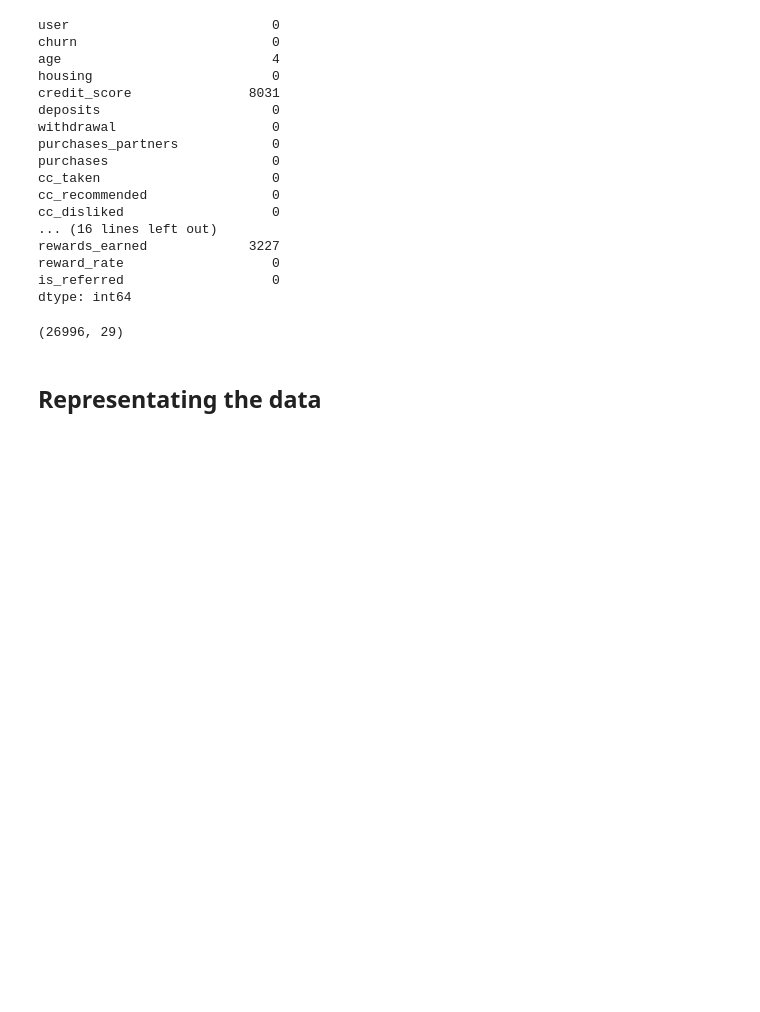
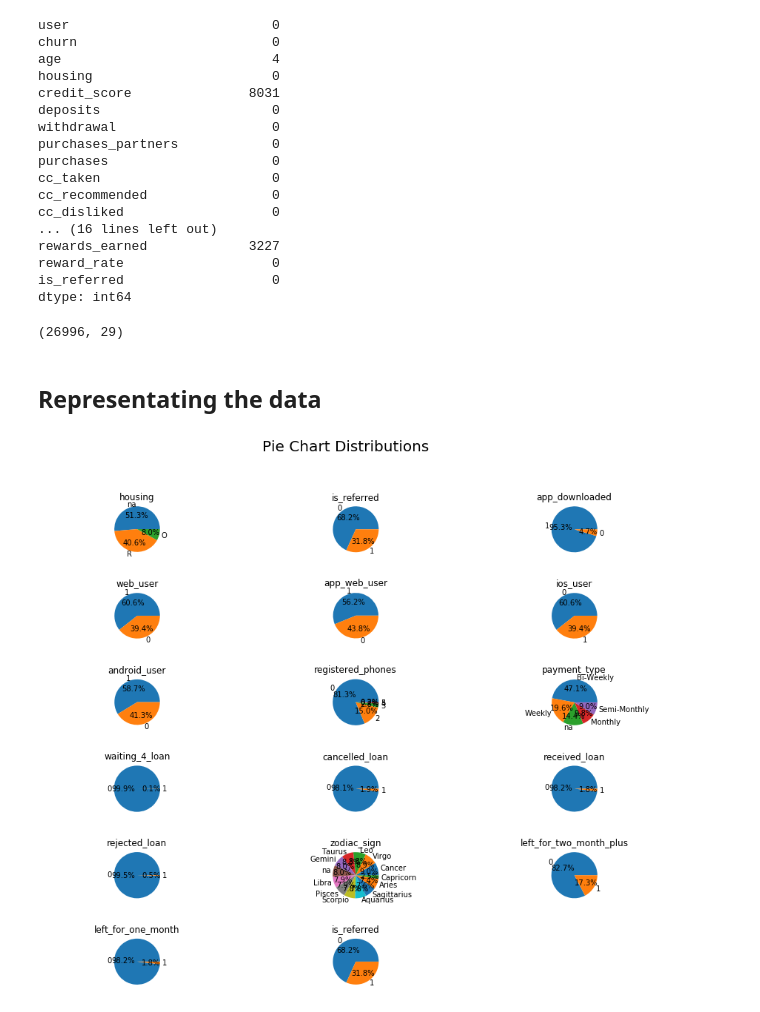
Before and after one commit to DGV1995/Curso-Practical-Machine-Learning, a Jupyter notebook: Notebooks/Minimizing Churn Rate.ipynb, the cells around one changed output. Cells and saved outputs as stored; diff of their text form; code cells hidden in the pictures; blank space fills up the shorter version.

```diff
--- a/Notebooks/Minimizing Churn Rate.ipynb
+++ b/Notebooks/Minimizing Churn Rate.ipynb
@@ -102,13 +102,36 @@ dataset.shape
 # %%
 dataset2 = dataset.drop(["user","churn"], axis=1)
 # %%
+# Histograms
 plt.figure(figsize=(15,12))
+plt.suptitle("Histograms of Numerical Columns", fontsize=20)
 
-i = 1
-
-for col in dataset2.columns:
-    plt.subplot(6,5,i)
-    bins = np.size(dataset2[col].unique())
-    plt.hist(dataset2[col], bins=bins)
-    plt.title(col)
-    i += 1
+for i in range(1, dataset2.shape[1] + 1):
+    plt.subplot(6, 5, i)
+    f = plt.gca()
+    f.set_title(dataset2.columns.values[i-1])
+    values = np.size(dataset2.iloc[:, i-1].unique())
+    plt.hist(dataset2.iloc[:, i-1], bins=values)
+# %%
+# Pie plots
+
+dataset_pie = dataset[["housing","is_referred","app_downloaded","web_user","app_web_user","ios_user",
+                       "android_user","registered_phones","payment_type","waiting_4_loan","cancelled_loan",
+                       "received_loan","rejected_loan","zodiac_sign","left_for_two_month_plus",
+                       "left_for_one_month", "is_referred"]]
+
+plt.figure(figsize=(15,12))
+plt.suptitle("Pie Chart Distributions", fontsize=20)
+
+for i in range(1, dataset_pie.shape[1] + 1):
+    plt.subplot(6, 3, i)
+    f = plt.gca()
+    f.set_title(dataset_pie.columns.values[i-1])
+    values = dataset_pie.iloc[:, i-1].value_counts(normalize=True).values
+    index = dataset_pie.iloc[:, i-1].value_counts(normalize=True).index
+
+    plt.pie(values, labels=index, autopct="%1.1f%%")
+    plt.axis("equal")
+    plt.subplots_adjust(hspace=0.7)
+# %% [output]
+[figure, added]
```
